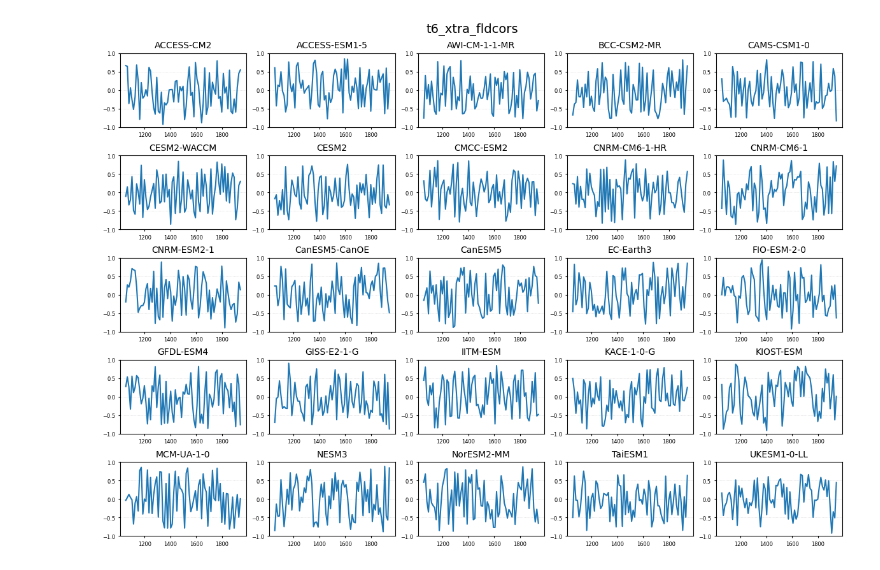
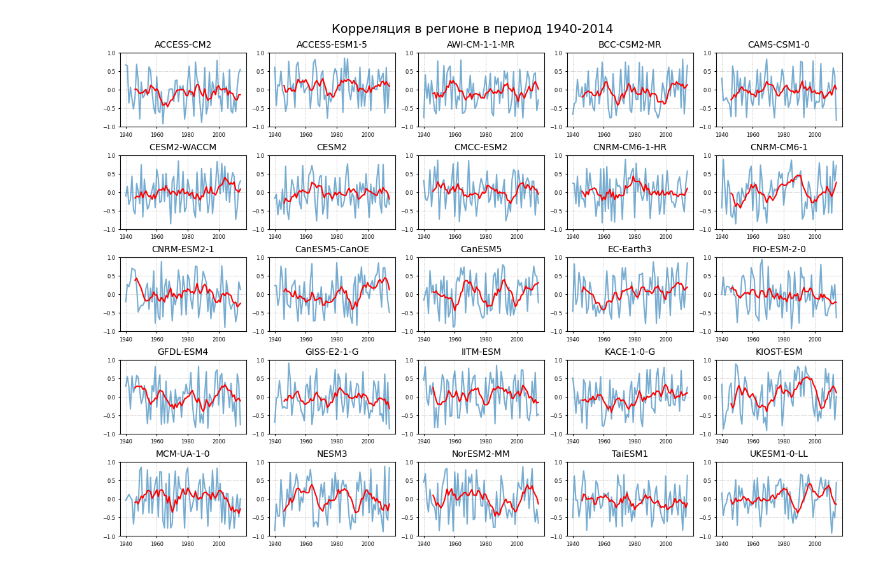
Before and after one commit to nslobodov/model_evaluation, a Jupyter notebook: scripts/how_to_plot.ipynb, the cells around one changed output. Drawn from its saved outputs; the diff is of its cells as text; code cells hidden in the pictures.

Commit message:
added multiple plots for fldcors

```diff
--- a/scripts/how_to_plot.ipynb
+++ b/scripts/how_to_plot.ipynb
@@ -9,6 +14,6 @@ import math as m
 # %%
 # directory = "C:/Users/user/Desktop/my_folder/t6_extra_output/"
-directory = "C:/Users/user/Desktop/my_folder/t6_extra_output/"
+directory = "E:/Climate/t6_extra/"
 
 file_list = np.array ([file for file in os.listdir(directory) if file.endswith('.nc')])
 # file_list
@@ -152,0 +158,16 @@ plt.plot(fldcor[file]['time'], fldcor[file]['tas'][:,:,0][:,0])
+# %%
+# Can convert everything into pd dataFrame while plotting single fldcor
+file = 'fldcor_tas_Amon_ACCESS-CM2_ssp585_r1i1p1f1_185001-210012_r360x180_remap_C_regular_axis_year_anom_box_ymean.nc'
+df = file_dict[file].to_dataframe(['time', 'bnds', 'lon', 'lat']).reset_index()
+step = 7
+df = df[df['bnds'] == 1]
+
+plt.plot(np.arange(1940, 2015,1), df['tas'], alpha=0.4)
+
+roll = df.rolling(step).mean()
+plt.plot(np.arange(1940, 2015,1), roll['tas'], linestyle='-', color='red')
+
+plt.title(file.split('_')[3])
+plt.grid(linestyle=':')
+plt.ylim(-1,1)
+plt.show()
@@ -179,6 +202,6 @@ fldcor_tas_Amon_UKESM1_0_LL_ssp585_r1i1p1f2_185001_210012_r360x180.nc
 25
 # %%
-def data_plot (keyword, stopword, data_dict, name_y, name_x, columns, pos_in_filename, title, fig_name):
+def data_plot (keyword, stopword, data_dict, columns, pos_in_filename, title, fig_name, step):
 
     #### Displayig 25 fldcor --- as 25 plots with y = value and x = time
     if keyword == '' and stopword == '':
@@ -188,35 +211,50 @@ def data_plot (keyword, stopword, data_dict, name_y, name_x, columns, pos_in_fil
     else:
         data_list = np.array([file for file in data_dict.keys() if (keyword in file and not stopword in file)])
 
     data_list = np.sort(data_list)
     n_subs = len(data_list)
     fig, ax = plt.subplots(n_subs//columns, columns, figsize=(11.7, 8.3), layout='constrained')
 
     fig.suptitle (title, fontsize=14)
 
+    array = data_dict[data_list[0]]
+    df = array.to_dataframe(['time', 'bnds', 'lon', 'lat']).reset_index()
+    roll = df.rolling(step).mean()
+
     for i in range(n_subs):
         row = i // columns
         column = i % columns
 #         line = str(data_list[i].split('_')[pos_in_filename +1:])
 
         name = str('-'.join(data_list[i].split('_')[pos_in_filename:next((index for index, elem in enumerate(data_list[i].split('_')) if 'ssp' in elem), None)]))
         array = data_dict[data_list[i]]
+        df = array.to_dataframe(['time', 'bnds', 'lon', 'lat']).reset_index()
+        df = df[df['bnds'] == 1]
 
-        plotted = ax[row, column].plot(array[name_x], array[name_y][:,0,0])
+        ax[row, column].plot(np.arange(1940, 2015), df['tas'], alpha=0.6)
+
         ax[row, column].set_ylim(-1, 1)
         ax[row, column].set_title(name, fontsize=10)
-
         ax[row, column].tick_params(length=2, labelsize=6)
 #         # Calculate the tick positions
 #         tick_positions = np.arange(50 * m.ceil((array[name_x].min()) / 50), len(array[name_x]), 50)
 #         # Set the tick positions and labels
 #         ax[row, column].set_xticks(tick_positions)
 #         ax[row, column].set_xticklabels(array[name_x][::50])
+        if step <= 1:
+            continue
+        else:
+            df = array.to_dataframe(['time', 'bnds', 'lon', 'lat']).reset_index()
+            df = df[df['bnds'] == 1]
 
-        ax[row, column].grid(color='black', linestyle='dotted', linewidth=0.5, alpha=0.2, axis='y')
+            roll = df.rolling(step).mean()
+            ax[row, column].plot(np.arange(1940, 2015), roll['tas'], linestyle='-', color='red')
+
+
+        ax[row, column].grid(color='black', linestyle='dotted', linewidth=0.5, alpha=0.4)
     plt.show()
     if (fig_name != ""):    fig.savefig(fig_name)
 
-data_plot ('fldcor', 'timmean', file_dict, 'tas', 'time', 5, 3, "t6_xtra_fldcors", "")
+data_plot ('fldcor', 'timmean', file_dict, 5, 3, "Корреляция в регионе в период 1940-2014", "", 7)
 # %% [output]
-[figure, old version]
+[figure, new version]
```
Also changed, not shown: parts of 13 cells of this notebook, 1 other file.
